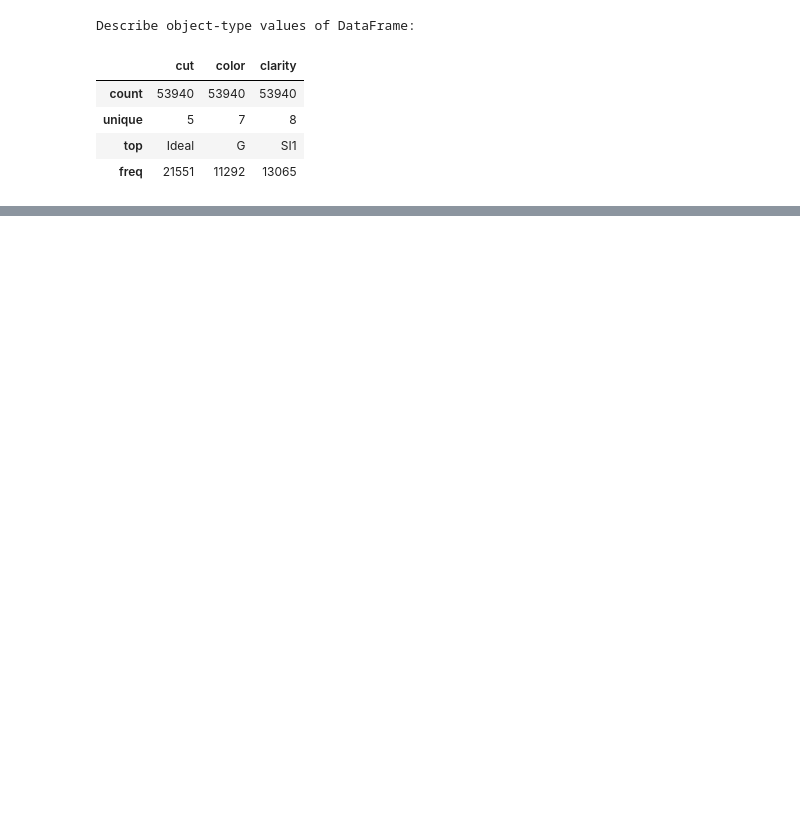
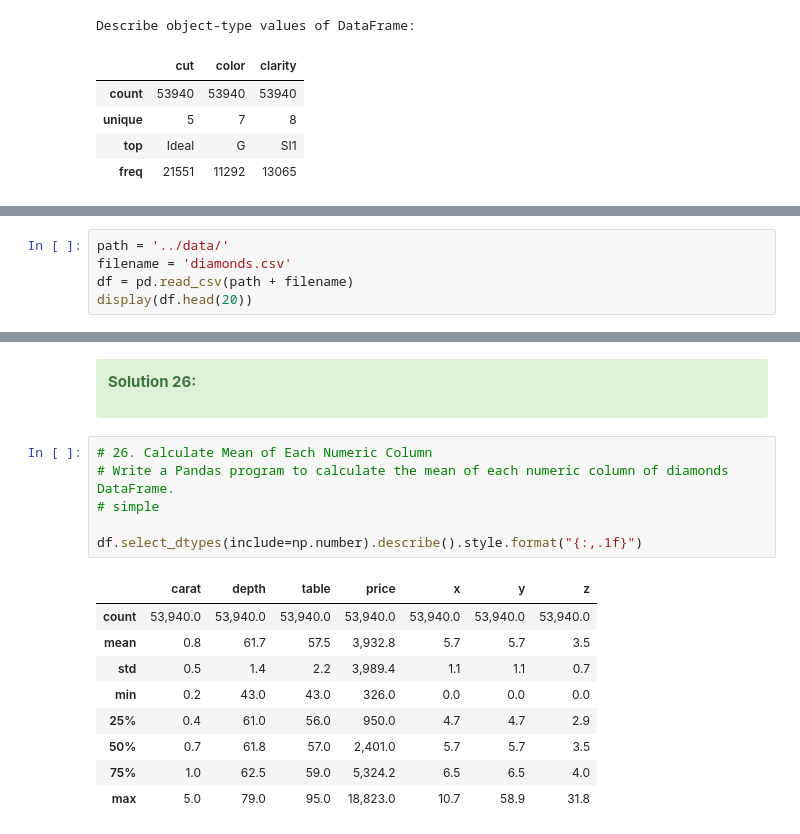
Before and after one commit to aziart/pandas-exercises, a Jupyter notebook: 12 - w3exercises/09 - Pandas Practice Sets/09 - 01 Pandas Practice Set-1.ipynb, the cells around one changed output, grey strips where cells are left out. Drawn from its saved outputs; the diff is of its cells as text; blank space fills up the shorter version.

Commit message:
12_09_01 - Pandas Practice Set 1 - 27/65 - #save_upc: grouping and calculating metrics per each selected feature - 26

```diff
--- a/12 - w3exercises/09 - Pandas Practice Sets/09 - 01 Pandas Practice Set-1.ipynb
+++ b/12 - w3exercises/09 - Pandas Practice Sets/09 - 01 Pandas Practice Set-1.ipynb
@@ -1577,0 +1586,5 @@ Describe object-type values of DataFrame:
+# %%
+path = '../data/'
+filename = 'diamonds.csv'
+df = pd.read_csv(path + filename)
+display(df.head(20))
@@ -1577,0 +1609,21 @@ Describe object-type values of DataFrame:
+# %% [markdown]
+<div class="alert alert-success">
+
+**Solution 26:**
+</div>
+# %%
+# 26. Calculate Mean of Each Numeric Column
+# Write a Pandas program to calculate the mean of each numeric column of diamonds DataFrame.
+# simple
+
+df.select_dtypes(include=np.number).describe().style.format("{:,.1f}")
+# %% [output]
+|  | carat | depth | table | price | x | y | z |
+| count | 53,940.0 | 53,940.0 | 53,940.0 | 53,940.0 | 53,940.0 | 53,940.0 | 53,940.0 |
+| mean | 0.8 | 61.7 | 57.5 | 3,932.8 | 5.7 | 5.7 | 3.5 |
+| std | 0.5 | 1.4 | 2.2 | 3,989.4 | 1.1 | 1.1 | 0.7 |
+| min | 0.2 | 43.0 | 43.0 | 326.0 | 0.0 | 0.0 | 0.0 |
+| 25% | 0.4 | 61.0 | 56.0 | 950.0 | 4.7 | 4.7 | 2.9 |
+| 50% | 0.7 | 61.8 | 57.0 | 2,401.0 | 5.7 | 5.7 | 3.5 |
+| 75% | 1.0 | 62.5 | 59.0 | 5,324.2 | 6.5 | 6.5 | 4.0 |
+| max | 5.0 | 79.0 | 95.0 | 18,823.0 | 10.7 | 58.9 | 31.8 |
```
Also changed, not shown: parts of 7 cells of this notebook.
